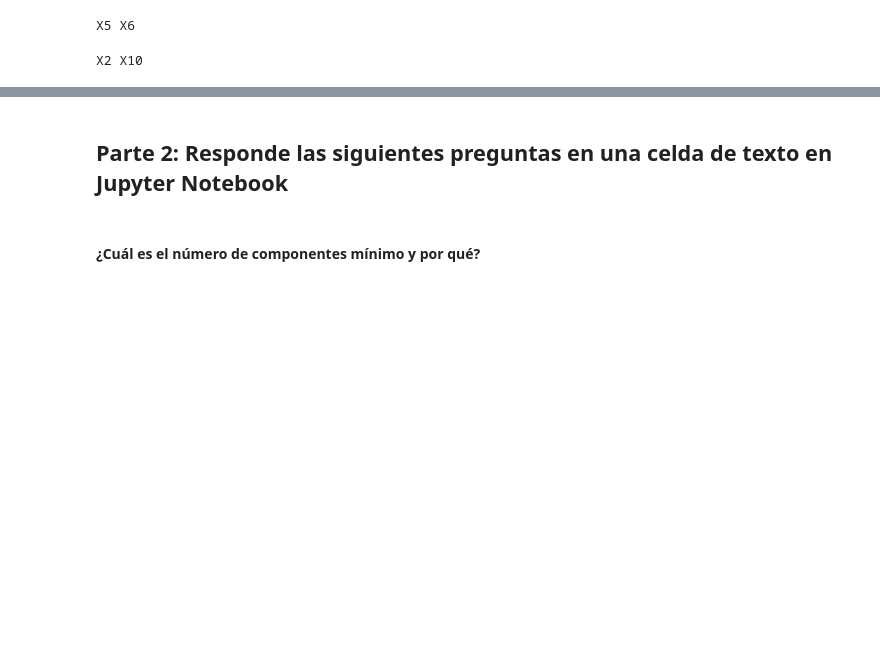
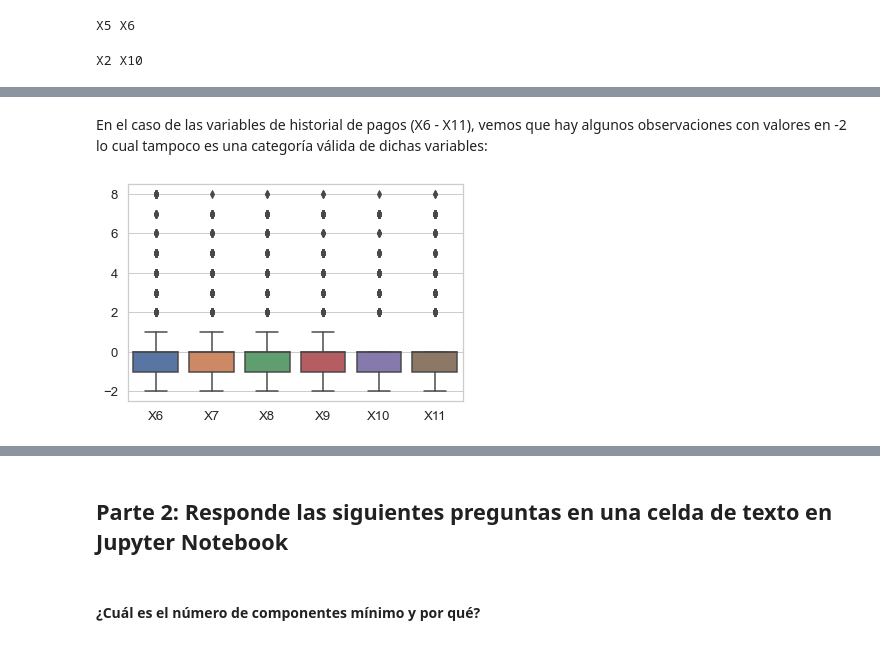
Before and after one commit to PosgradoMNA/actividades-del-projecto-cad_equipo47, a Jupyter notebook: Semana 4/PCA.ipynb, the cells around one changed output, grey strips where cells are left out. Saved outputs shown, nothing was run; the diff lists cells and outputs as text; code cells hidden in the pictures; blank space fills up the shorter version.

```diff
--- a/Semana 4/PCA.ipynb
+++ b/Semana 4/PCA.ipynb
@@ -373,0 +394,6 @@ X2 X10
+# %% [markdown]
+En el caso de las variables de historial de pagos (X6 - X11), vemos que hay algunos observaciones con valores en -2 lo cual tampoco es una categoría válida de dichas variables:
+# %%
+ax = sns.boxplot(data=df_nulls.iloc[:, 6:12])
+# %% [output]
+[figure, added]
```
Also changed, not shown: parts of 12 cells of this notebook.
